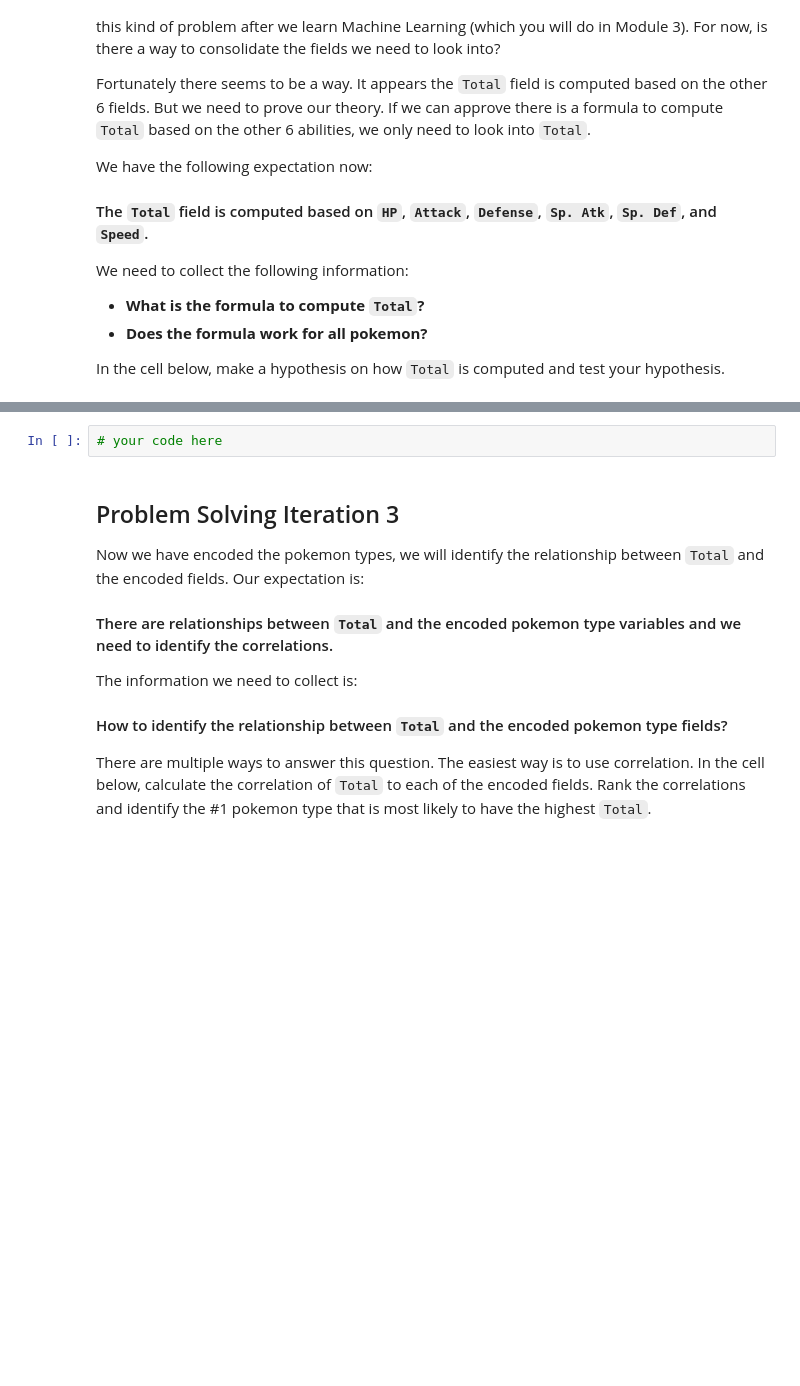
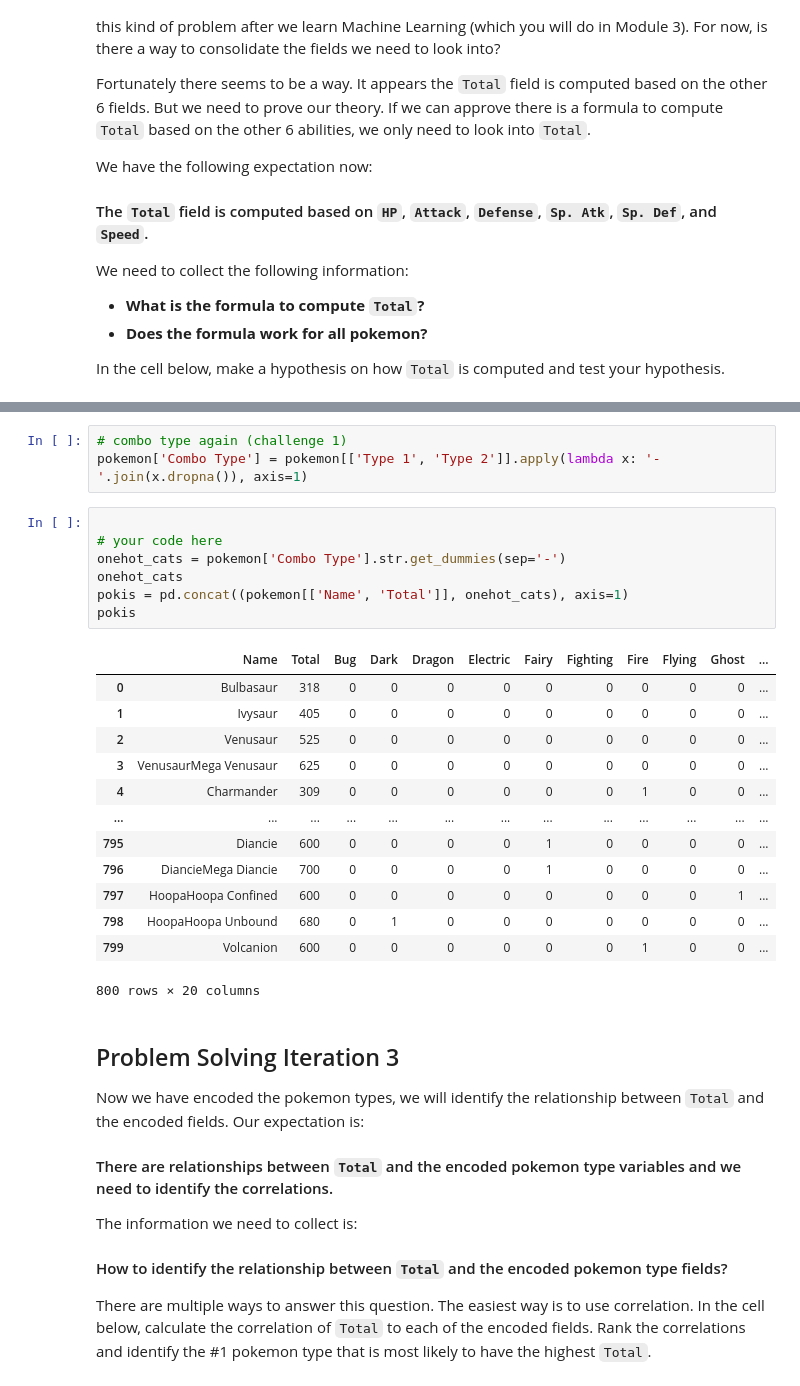
Before and after one commit to vascotreis/lab-dataframe-calculations, a Jupyter notebook: your-code/challenge-2.ipynb, the cells around one changed output, grey strips where cells are left out. Cells and saved outputs as stored; diff of their text form; blank space fills up the shorter version.

```diff
--- a/your-code/challenge-2.ipynb
+++ b/your-code/challenge-2.ipynb
@@ -72,8 +87,30 @@ For instance, if a pokemon has `Type 1` as `Poison` and `Type 2` as `Fire`, then
 The new numerical variables you create should look like below:
 
 ![One Hot Encoding](../images/one-hot-encoding.png)
-# %%
-# your code here
+# %%
+# combo type again (challenge 1)
+pokemon['Combo Type'] = pokemon[['Type 1', 'Type 2']].apply(lambda x: '-'.join(x.dropna()), axis=1)
+# %%
+
+# your code here
+onehot_cats = pokemon['Combo Type'].str.get_dummies(sep='-')
+onehot_cats
+pokis = pd.concat((pokemon[['Name', 'Total']], onehot_cats), axis=1)
+pokis
+# %% [output]
+|  | Name | Total | Bug | Dark | Dragon | Electric | Fairy | Fighting | Fire | Flying | Ghost | ... |
+| 0 | Bulbasaur | 318 | 0 | 0 | 0 | 0 | 0 | 0 | 0 | 0 | 0 | ... |
+| 1 | Ivysaur | 405 | 0 | 0 | 0 | 0 | 0 | 0 | 0 | 0 | 0 | ... |
+| 2 | Venusaur | 525 | 0 | 0 | 0 | 0 | 0 | 0 | 0 | 0 | 0 | ... |
+| 3 | VenusaurMega Venusaur | 625 | 0 | 0 | 0 | 0 | 0 | 0 | 0 | 0 | 0 | ... |
+| 4 | Charmander | 309 | 0 | 0 | 0 | 0 | 0 | 0 | 1 | 0 | 0 | ... |
+| ... | ... | ... | ... | ... | ... | ... | ... | ... | ... | ... | ... | ... |
+| 795 | Diancie | 600 | 0 | 0 | 0 | 0 | 1 | 0 | 0 | 0 | 0 | ... |
+| 796 | DiancieMega Diancie | 700 | 0 | 0 | 0 | 0 | 1 | 0 | 0 | 0 | 0 | ... |
+| 797 | HoopaHoopa Confined | 600 | 0 | 0 | 0 | 0 | 0 | 0 | 0 | 0 | 1 | ... |
+| 798 | HoopaHoopa Unbound | 680 | 0 | 1 | 0 | 0 | 0 | 0 | 0 | 0 | 0 | ... |
+| 799 | Volcanion | 600 | 0 | 0 | 0 | 0 | 0 | 0 | 1 | 0 | 0 | ... |
+800 rows × 20 columns
 # %% [markdown]
 ## Problem Solving Iteration 3
 
```
Also changed, not shown: parts of 8 cells of this notebook, 3 other files.
